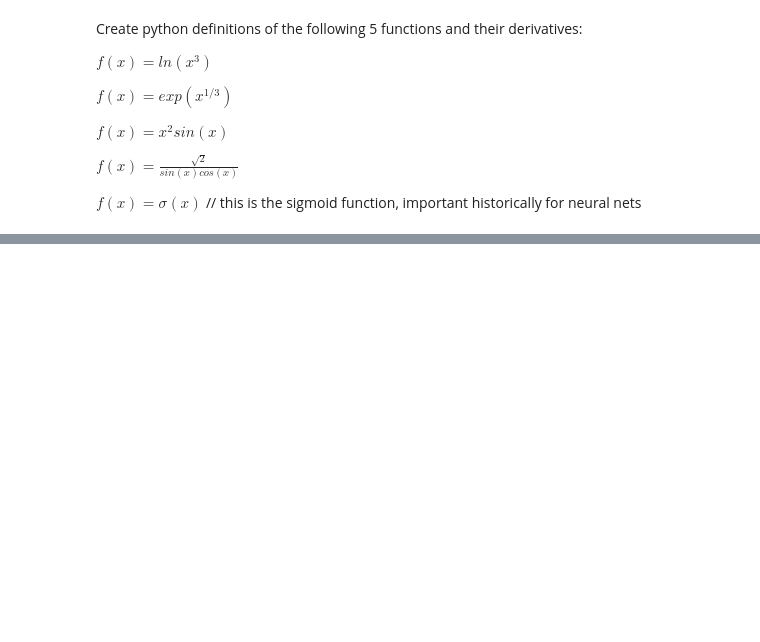
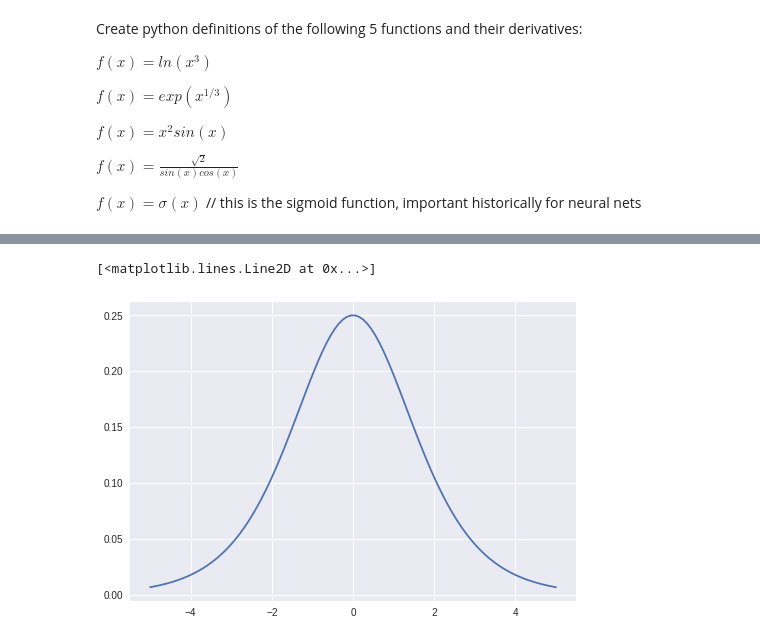
Before and after one commit to neuroleptic/Machine-Learning, a Jupyter notebook: Function_Optimization.ipynb, the cells around one changed output, grey strips where cells are left out. Saved outputs shown, nothing was run; the diff lists cells and outputs as text; code cells hidden in the pictures; blank space fills up the shorter version.

```diff
--- a/Function_Optimization.ipynb
+++ b/Function_Optimization.ipynb
@@ -71,0 +105,5 @@ plt.plot(x,np.vectorize(f4)(x))
+# %%
+plt.plot(x,np.vectorize(d_f5)(x))
+# %% [output]
+[<matplotlib.lines.Line2D at 0x...>]
+[figure, added]
```
Also changed, not shown: parts of 10 cells of this notebook.
